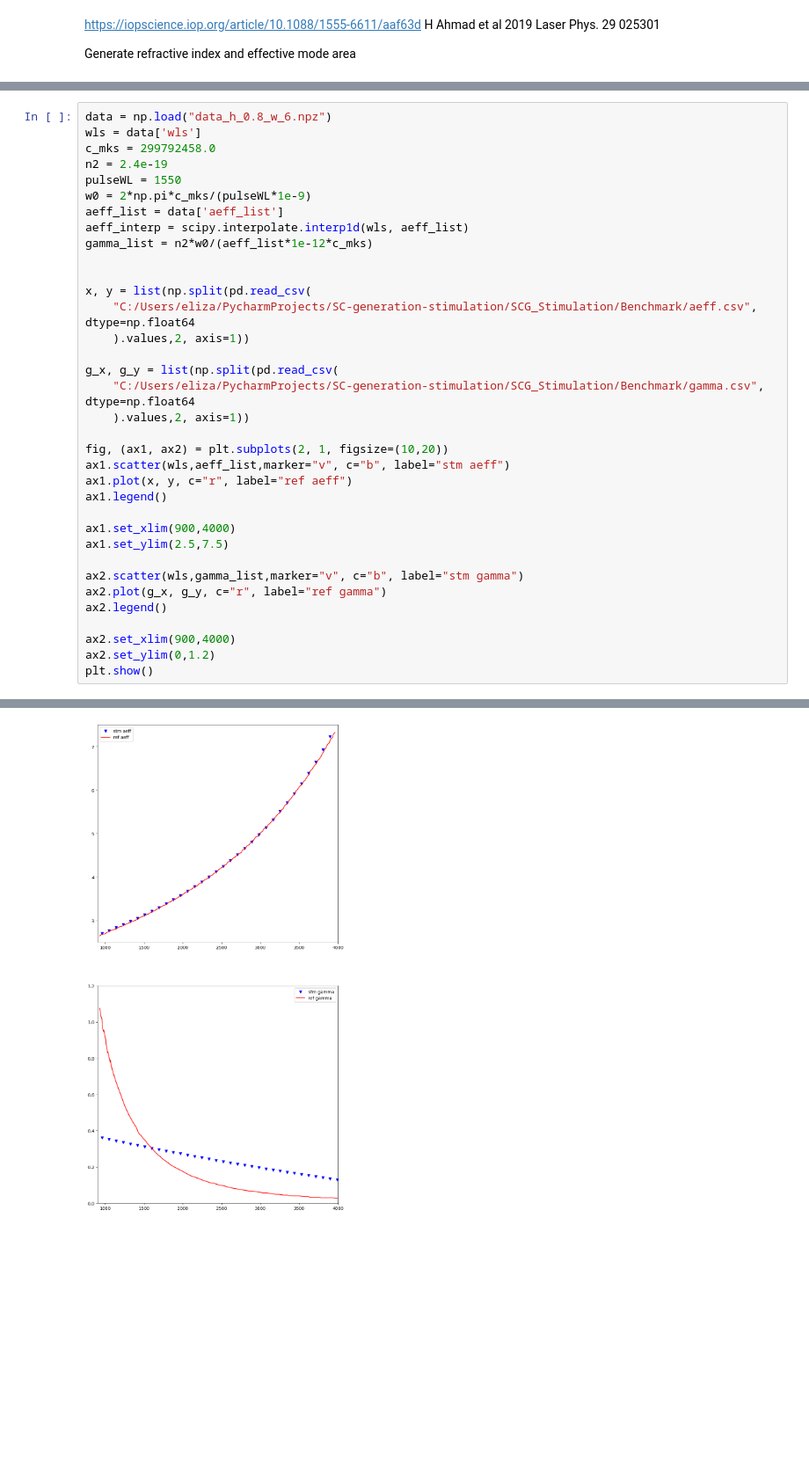
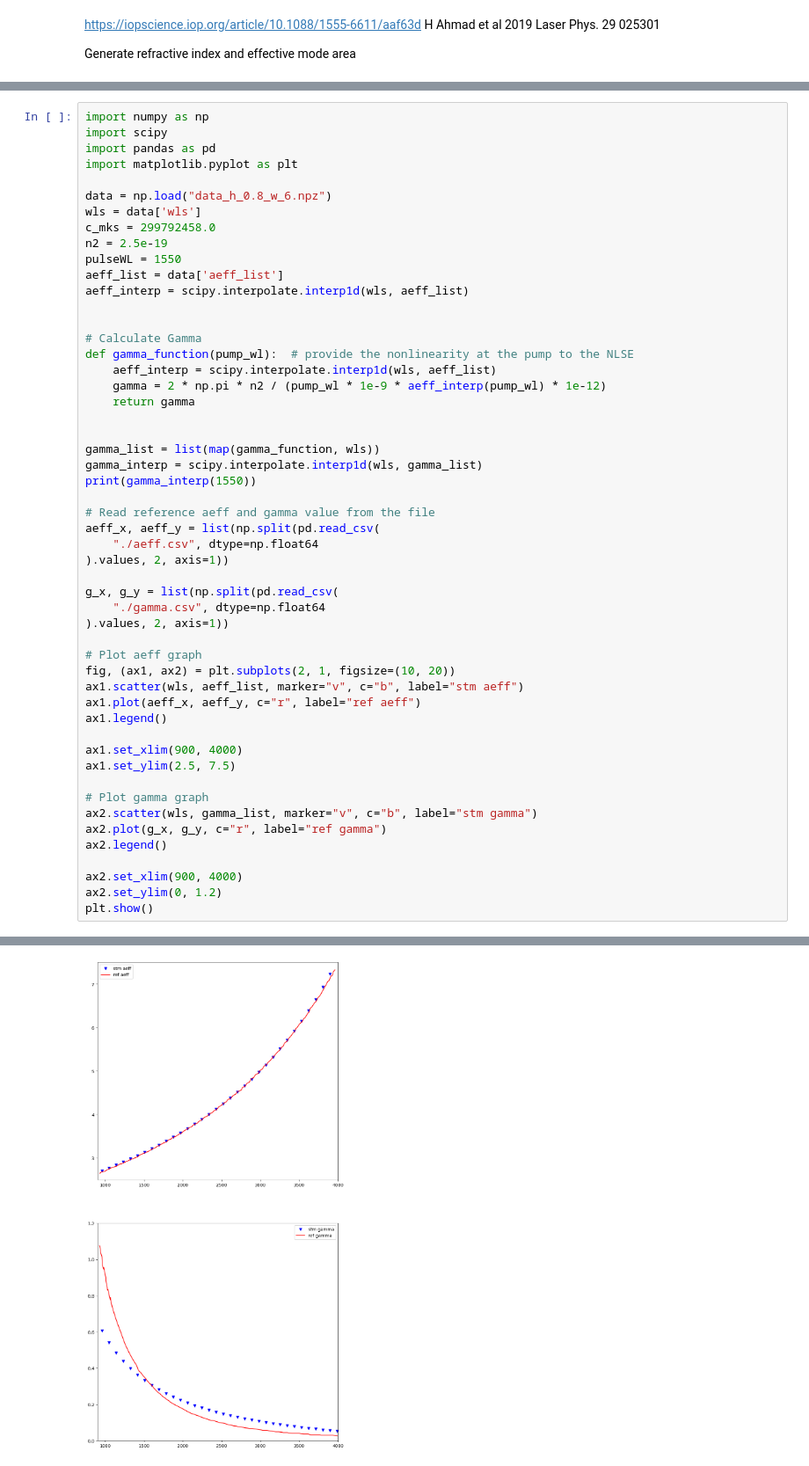
Before and after one commit to elizaleung830/SC-generation-stimulation, a Jupyter notebook: SCG_Stimulation/Benchmark/H_Ahmad_et_al_2019.ipynb, the cells around one changed output, grey strips where cells are left out. Shown at 88% size. Drawn from its saved outputs; the diff is of its cells as text; blank space fills up the shorter version.

```diff
--- a/SCG_Stimulation/Benchmark/H_Ahmad_et_al_2019.ipynb
+++ b/SCG_Stimulation/Benchmark/H_Ahmad_et_al_2019.ipynb
@@ -73,36 +62,53 @@ Plot the effective mode area to verify
 # %%
+import numpy as np
+import scipy
+import pandas as pd
+import matplotlib.pyplot as plt
+
 data = np.load("data_h_0.8_w_6.npz")
 wls = data['wls']
 c_mks = 299792458.0
-n2 = 2.4e-19
+n2 = 2.5e-19
 pulseWL = 1550
-w0 = 2*np.pi*c_mks/(pulseWL*1e-9)
 aeff_list = data['aeff_list']
 aeff_interp = scipy.interpolate.interp1d(wls, aeff_list)
-gamma_list = n2*w0/(aeff_list*1e-12*c_mks)
 
 
-x, y = list(np.split(pd.read_csv(
-    "C:/Users/eliza/PycharmProjects/SC-generation-stimulation/SCG_Stimulation/Benchmark/aeff.csv", dtype=np.float64
-    ).values,2, axis=1))
+# Calculate Gamma
+def gamma_function(pump_wl):  # provide the nonlinearity at the pump to the NLSE
+    aeff_interp = scipy.interpolate.interp1d(wls, aeff_list)
+    gamma = 2 * np.pi * n2 / (pump_wl * 1e-9 * aeff_interp(pump_wl) * 1e-12)
+    return gamma
+
+
+gamma_list = list(map(gamma_function, wls))
+gamma_interp = scipy.interpolate.interp1d(wls, gamma_list)
+print(gamma_interp(1550))
+
+# Read reference aeff and gamma value from the file
+aeff_x, aeff_y = list(np.split(pd.read_csv(
+    "./aeff.csv", dtype=np.float64
+).values, 2, axis=1))
 
 g_x, g_y = list(np.split(pd.read_csv(
-    "C:/Users/eliza/PycharmProjects/SC-generation-stimulation/SCG_Stimulation/Benchmark/gamma.csv", dtype=np.float64
-    ).values,2, axis=1))
+    "./gamma.csv", dtype=np.float64
+).values, 2, axis=1))
 
-fig, (ax1, ax2) = plt.subplots(2, 1, figsize=(10,20))
-ax1.scatter(wls,aeff_list,marker="v", c="b", label="stm aeff")
-ax1.plot(x, y, c="r", label="ref aeff")
+# Plot aeff graph
+fig, (ax1, ax2) = plt.subplots(2, 1, figsize=(10, 20))
+ax1.scatter(wls, aeff_list, marker="v", c="b", label="stm aeff")
+ax1.plot(aeff_x, aeff_y, c="r", label="ref aeff")
 ax1.legend()
 
-ax1.set_xlim(900,4000)
-ax1.set_ylim(2.5,7.5)
+ax1.set_xlim(900, 4000)
+ax1.set_ylim(2.5, 7.5)
 
-ax2.scatter(wls,gamma_list,marker="v", c="b", label="stm gamma")
+# Plot gamma graph
+ax2.scatter(wls, gamma_list, marker="v", c="b", label="stm gamma")
 ax2.plot(g_x, g_y, c="r", label="ref gamma")
 ax2.legend()
 
-ax2.set_xlim(900,4000)
-ax2.set_ylim(0,1.2)
+ax2.set_xlim(900, 4000)
+ax2.set_ylim(0, 1.2)
 plt.show()
 # %% [output]
@@ -109 +116 @@ plt.show()
-[figure, old version]
+[figure, new version]
```
Also changed, not shown: parts of 5 cells of this notebook, 6 other files.
